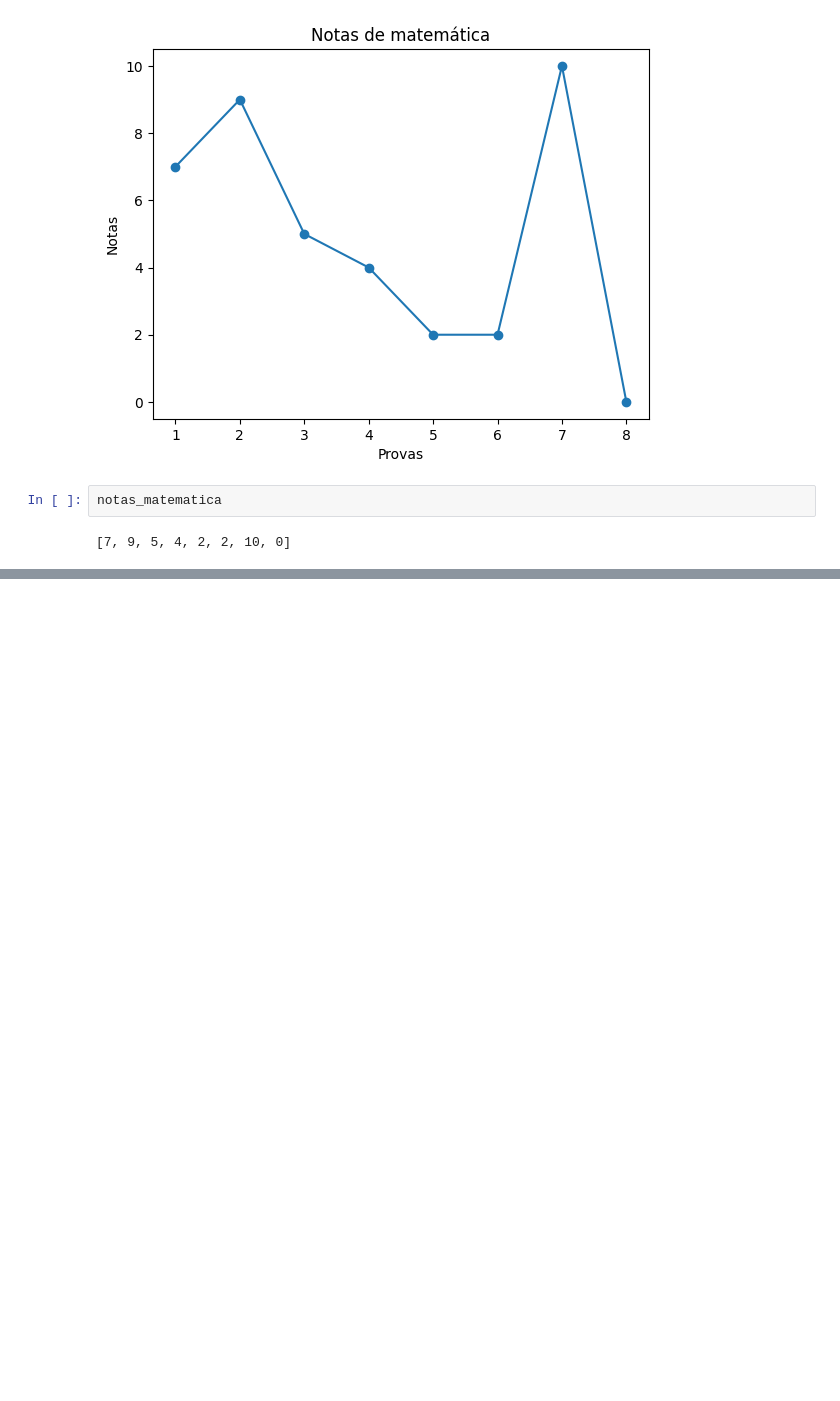
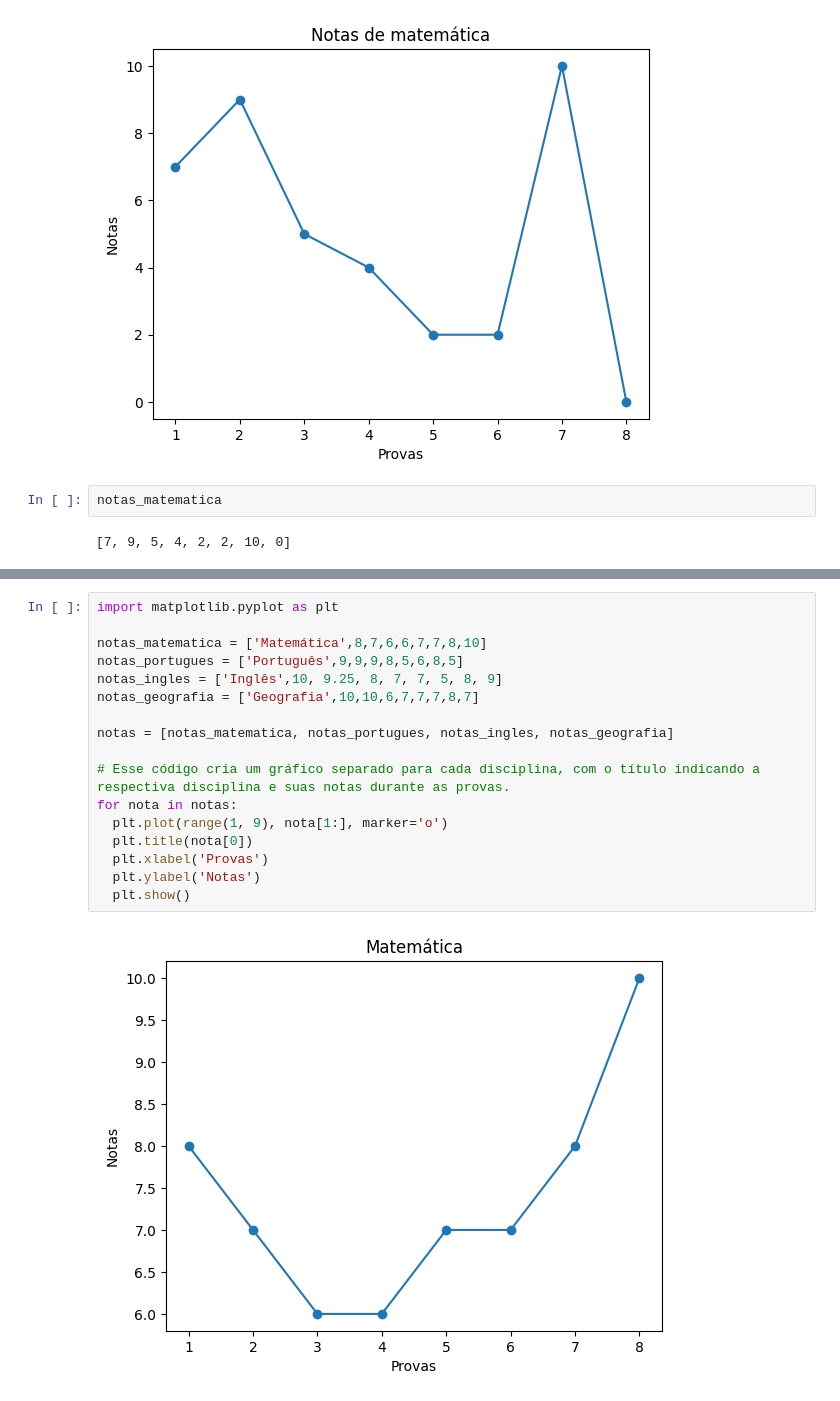
Before and after one commit to ClaudiOmatheuuss/iniciando_em_python, a Jupyter notebook: iniciando_python.ipynb, the cells around one changed output, grey strips where cells are left out. Drawn from its saved outputs; the diff is of its cells as text; blank space fills up the shorter version.

```diff
--- a/iniciando_python.ipynb
+++ b/iniciando_python.ipynb
@@ -276,0 +291,19 @@ notas_matematica
+# %%
+import matplotlib.pyplot as plt
+
+notas_matematica = ['Matemática',8,7,6,6,7,7,8,10]
+notas_portugues = ['Português',9,9,9,8,5,6,8,5]
+notas_ingles = ['Inglês',10, 9.25, 8, 7, 7, 5, 8, 9]
+notas_geografia = ['Geografia',10,10,6,7,7,7,8,7]
+
+notas = [notas_matematica, notas_portugues, notas_ingles, notas_geografia]
+
+# Esse código cria um gráfico separado para cada disciplina, com o título indicando a respectiva disciplina e suas notas durante as provas.
+for nota in notas:
+  plt.plot(range(1, 9), nota[1:], marker='o')
+  plt.title(nota[0])
+  plt.xlabel('Provas')
+  plt.ylabel('Notas')
+  plt.show()
+# %% [output]
+[figure, added]
```
Also changed, not shown: parts of 3 cells of this notebook.
